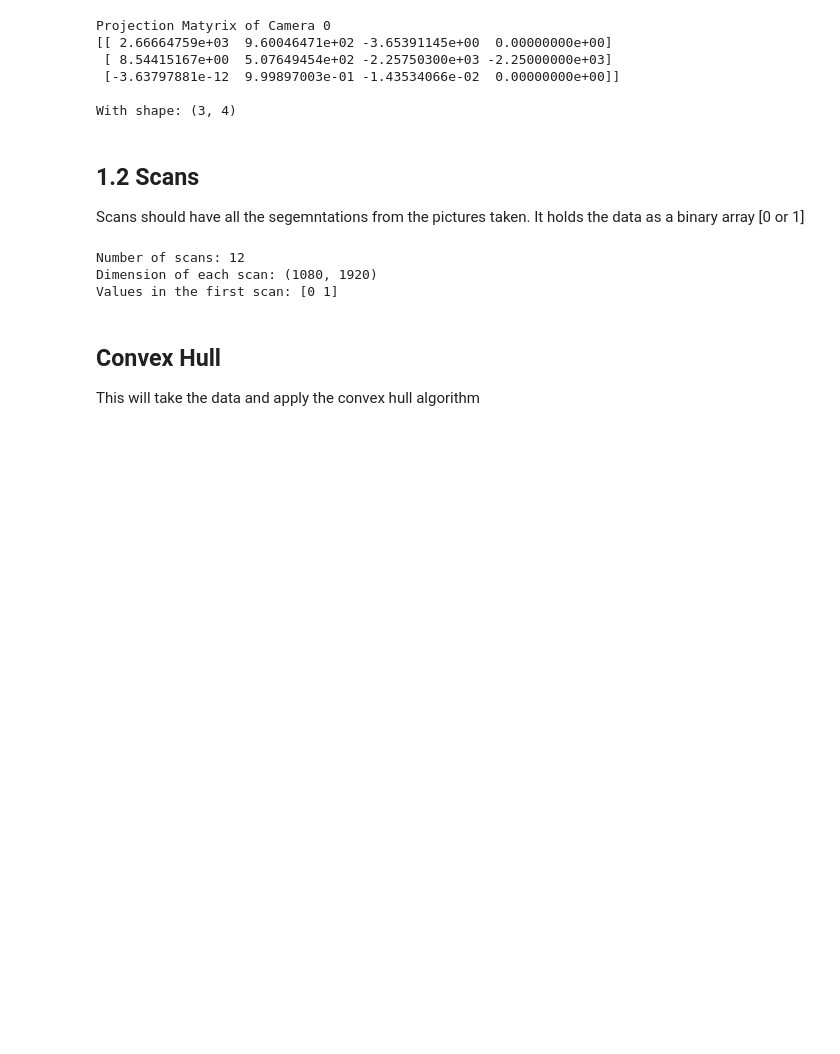
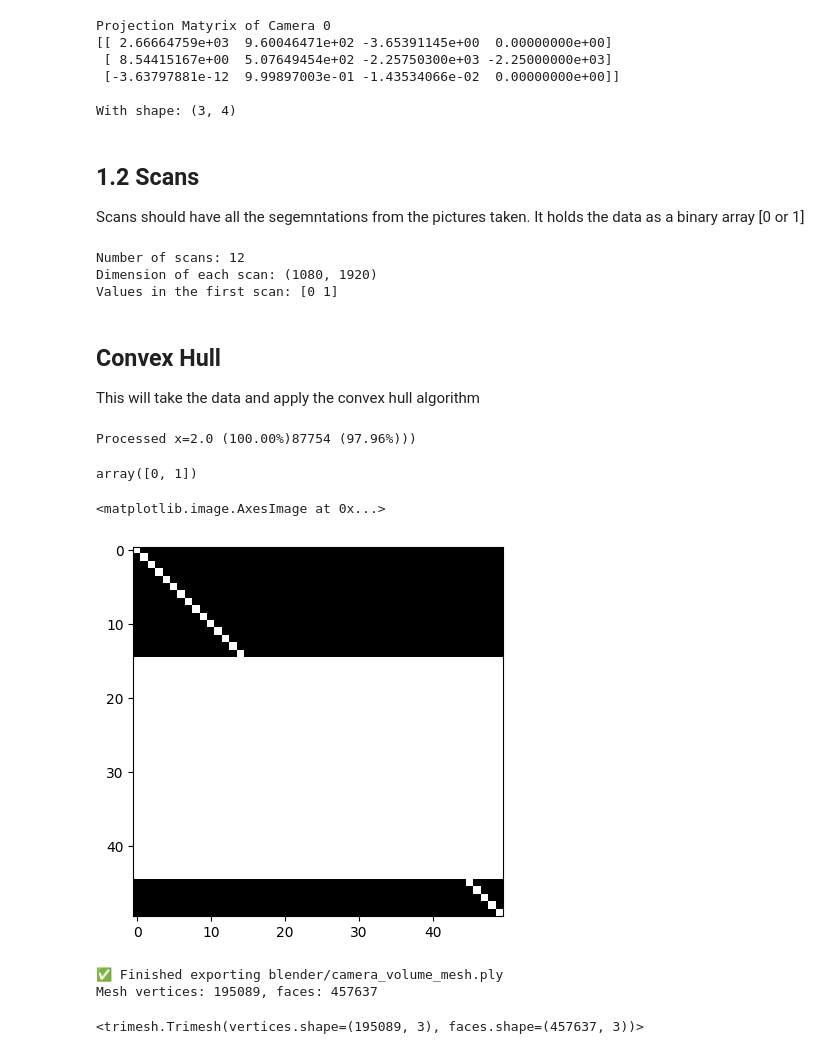
Before and after one commit to GuilhermeCosta-Ferreira/ARM-SOFT-Scanning, a Jupyter notebook: 3d_reconstruction/reconstruction_nb.ipynb, the cells around one changed output. Saved outputs shown, nothing was run; the diff lists cells and outputs as text; code cells hidden in the pictures; blank space fills up the shorter version.

```diff
--- a/3d_reconstruction/reconstruction_nb.ipynb
+++ b/3d_reconstruction/reconstruction_nb.ipynb
@@ -65,3 +66,48 @@ Values in the first scan: [0 1]
 # %% [markdown]
 ## Convex Hull
 This will take the data and apply the convex hull algorithm
+# %%
+# GENERATE GRID OF 3D POINTS
+resolution = 50
+range_value = 2
+min_val = -range_value
+max_val = range_value
+x_range = np.linspace(min_val, max_val, resolution)
+y_range = np.linspace(min_val, max_val, resolution)
+z_range = np.linspace(min_val, max_val, resolution)
+
+X, Y, Z = np.meshgrid(x_range, y_range, z_range)
+# %%
+camera_volume = np.zeros(X.shape, dtype=int)
+for x in x_range:
+    for y in y_range:
+        for z in z_range:
+            point_3d = np.array([x, y, z, 1])
+            u, v, _ = np.round(P @ point_3d)
+            if 0 <= u < scans.scan_shape[0] and 0 <= v < scans.scan_shape[1]:
+                camera_volume[np.where(X == x), np.where(Y == y), np.where(Z == z)] += 1
+
+
+
+    print(f"Processed x={x} ({((x - min_val) / (max_val - min_val)) * 100:.2f}%)", end='\r')
+
+camera_volume = np.where(camera_volume > 0, 1, 0)
+# %% [output]
+Processed x=2.0 (100.00%)87754 (97.96%)))
+# %%
+np.unique(camera_volume)
+# %% [output]
+array([0, 1])
+# %%
+import matplotlib.pyplot as plt
+plt.imshow(camera_volume[:, resolution // 2, :], cmap='gray')
+# %% [output]
+<matplotlib.image.AxesImage at 0x...>
+[figure, added]
+# %%
+camera_volume = np.zeros(X.shape, dtype=int) + np.random.randint(0, 2, size=X.shape)
+build_mesh(camera_volume, file_name="camera_volume_mesh.ply")
+# %% [output]
+✅ Finished exporting blender/camera_volume_mesh.ply
+Mesh vertices: 195089, faces: 457637
+<trimesh.Trimesh(vertices.shape=(195089, 3), faces.shape=(457637, 3))>
```
Also changed, not shown: parts of 8 cells of this notebook, 6 other files.
